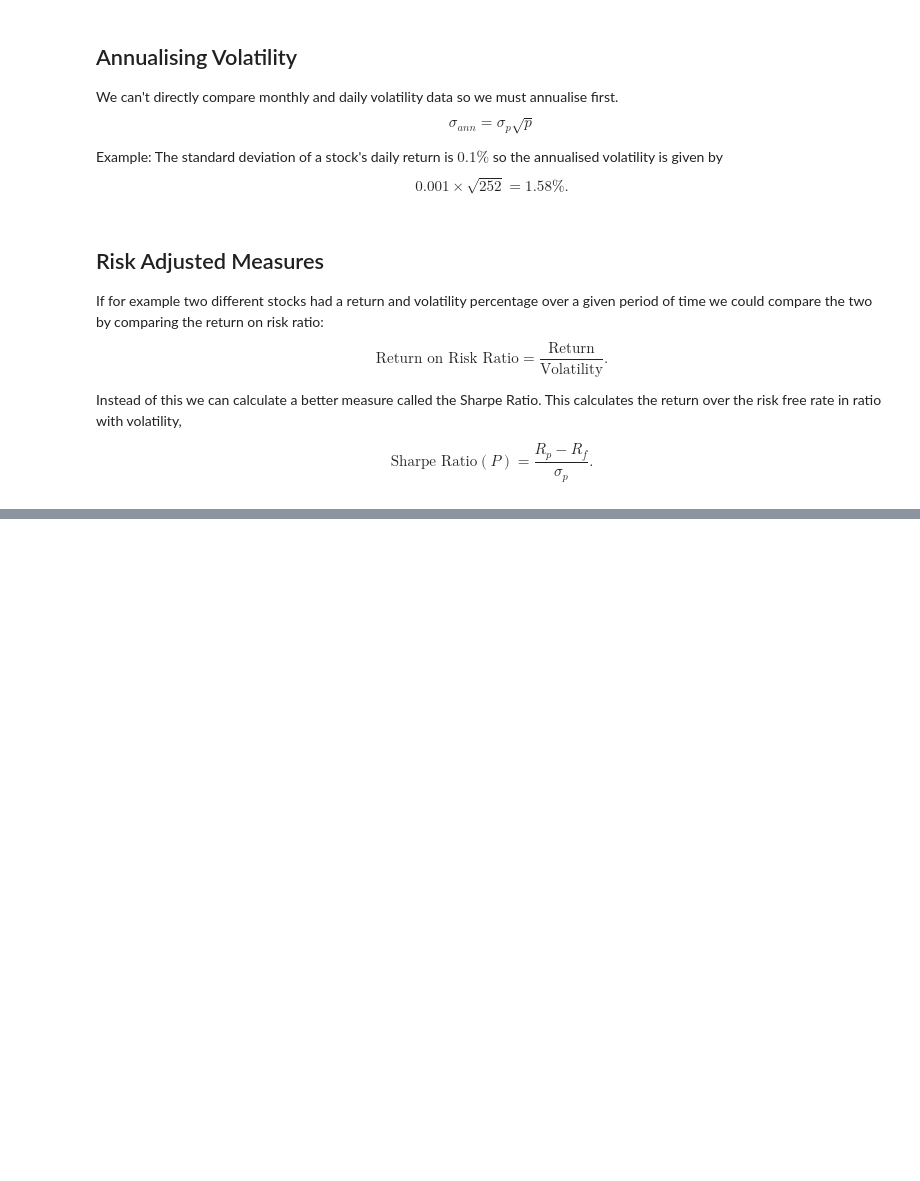
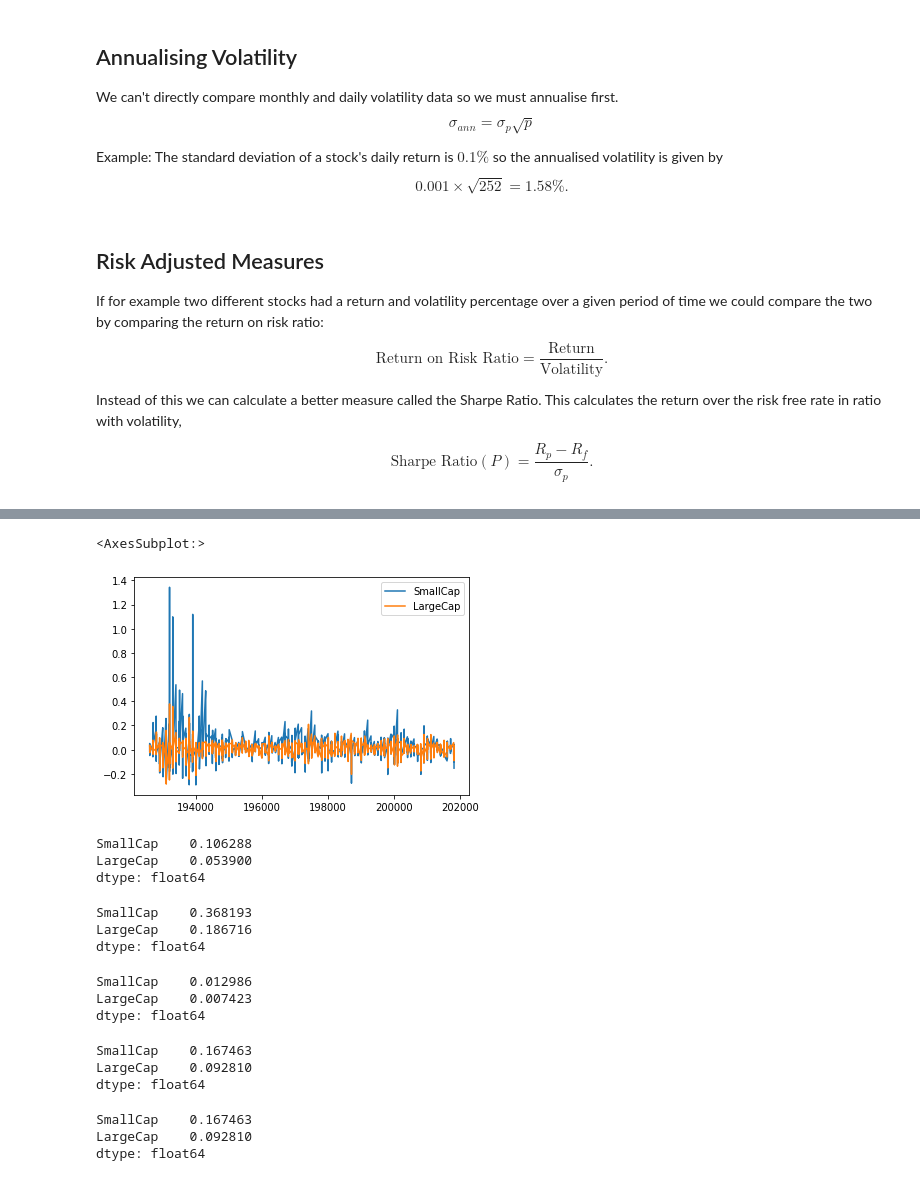
Before and after one commit to hideonmog/Investment-Management-with-Python, a Jupyter notebook: Course-01/02-measures-of-risk-and-reward.ipynb, the cells around one changed output, grey strips where cells are left out. Drawn from its saved outputs; the diff is of its cells as text; code cells hidden in the pictures; blank space fills up the shorter version.

```diff
--- a/Course-01/02-measures-of-risk-and-reward.ipynb
+++ b/Course-01/02-measures-of-risk-and-reward.ipynb
@@ -26,0 +91,8 @@ $$\text{Sharpe Ratio}(P) = \frac{R_p - R_f}{\sigma_p}.$$
+# %%
+# read in monthly return data for all stocks split in different percentiles
+returns = pd.read_csv('Portfolios_Formed_on_ME_monthly_EW.csv',
+                        header = 0,
+                        index_col = 0,
+                        parse_dates = True,
+                        na_values = -99.99)
+returns.head()
@@ -26,0 +106,6 @@ $$\text{Sharpe Ratio}(P) = \frac{R_p - R_f}{\sigma_p}.$$
+# %%
+# only interested in the lowest and highest 10 percent of stocks
+columns = ['Lo 10', 'Hi 10']
+returns = returns[columns]
+returns = returns/100
+returns.head()
@@ -26,0 +119,3 @@ $$\text{Sharpe Ratio}(P) = \frac{R_p - R_f}{\sigma_p}.$$
+# %%
+returns.columns = ['SmallCap', 'LargeCap']
+returns.head()
@@ -26,0 +129,45 @@ $$\text{Sharpe Ratio}(P) = \frac{R_p - R_f}{\sigma_p}.$$
+# %%
+returns.plot.line()
+# %% [output]
+<AxesSubplot:>
+[figure, added]
+# %%
+# volatility
+returns.std()
+# %% [output]
+SmallCap    0.106288
+LargeCap    0.053900
+dtype: float64
+# %%
+# calculate annualised volatility
+annualised_vol = returns.std() * np.sqrt(12)
+annualised_vol
+# %% [output]
+SmallCap    0.368193
+LargeCap    0.186716
+dtype: float64
+# %%
+# calculate the returns per month
+n_months = returns.shape[0]
+return_per_month = (returns + 1).prod()**(1/n_months) - 1
+return_per_month
+# %% [output]
+SmallCap    0.012986
+LargeCap    0.007423
+dtype: float64
+# %%
+# calculate annualised return
+annualised_return = (return_per_month + 1)**12 - 1
+annualised_return
+# %% [output]
+SmallCap    0.167463
+LargeCap    0.092810
+dtype: float64
+# %%
+# calculate annualised return in one line
+annualised_return = (returns + 1).prod()**(12/n_months) - 1
+annualised_return
+# %% [output]
+SmallCap    0.167463
+LargeCap    0.092810
+dtype: float64
```
Also changed, not shown: parts of 13 cells of this notebook.
